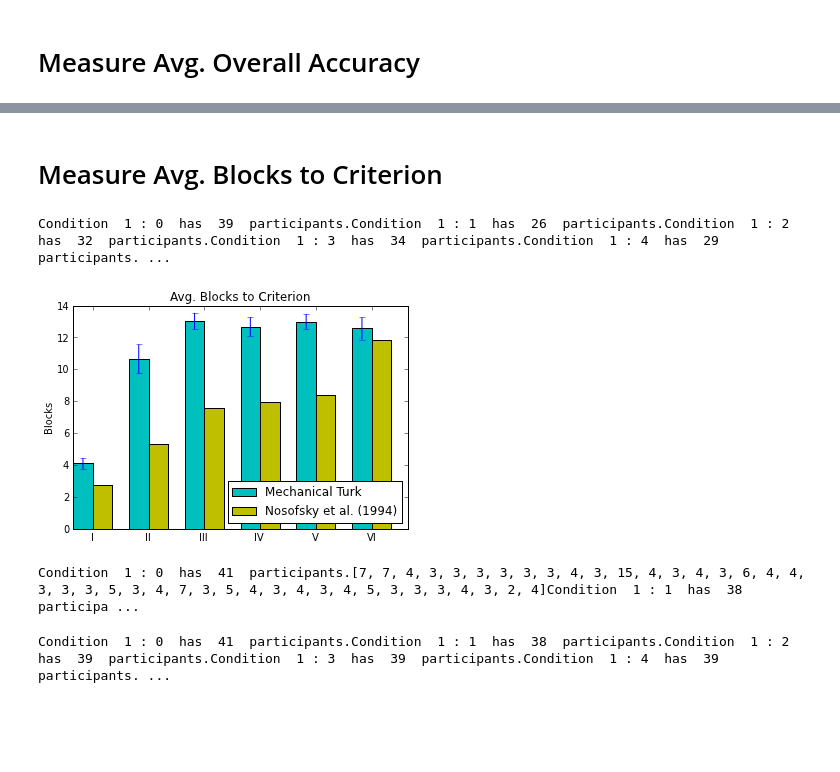
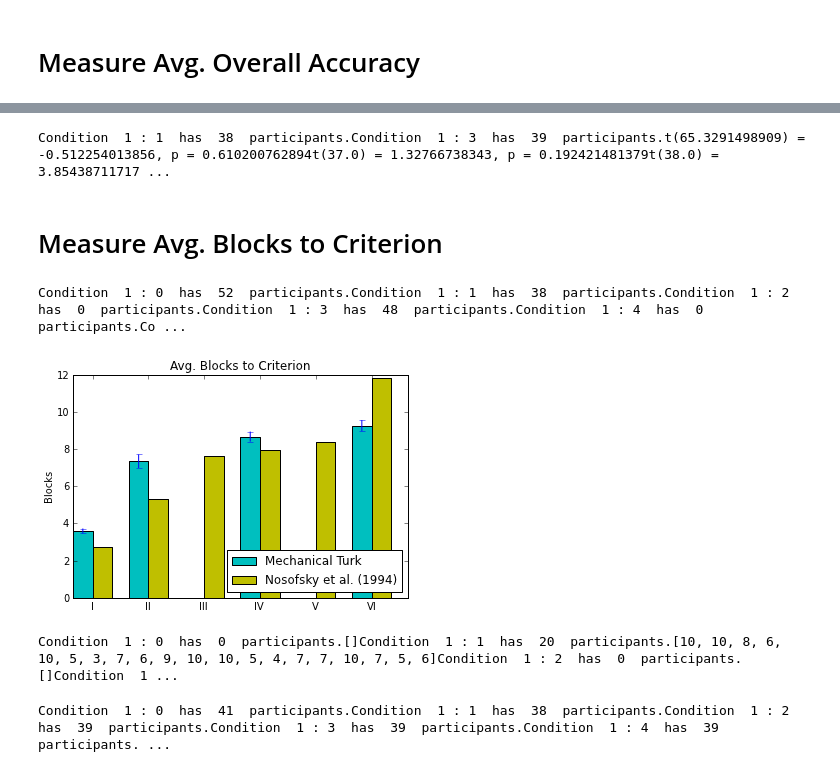
Before and after one commit to NYUCCL/CrumpMcDonnellGureckis2013, a Jupyter notebook: dataanalysis/ActiveLearning_SHJ.ipynb, the cells around one changed output, grey strips where cells are left out. Saved outputs shown, nothing was run; the diff lists cells and outputs as text; code cells hidden in the pictures; blank space fills up the shorter version.

```diff
--- a/dataanalysis/ActiveLearning_SHJ.ipynb
+++ b/dataanalysis/ActiveLearning_SHJ.ipynb
@@ -36,16 +59,20 @@ Condition  1 : 1  has  38  participants.Condition  1 : 3  has  39  participants.
+# %%
+VERSION = '4.0'typeII, typeIV = array([get_overall_acc_raw(participants, VERSION, 1, i) for i in [1,3]])print meandifferencetest(pair=False, alt='two.sided', groupa=typeII, groupb=typeIV)[0]print meandifferencetest(pair=False, alt='two.sided', groupa=typeII, nullh=0.67)[0]print meandifferencetest(pair=False, alt='two.sided', groupa=typeIV, nullh=0.65)[0]VERSION = '4.2'typeII, typeIV = array([get_overall_acc_raw(participants, VERSION, 1, i) for i in [1,3]])print meandifferencetest(pair=False, alt='two.sided', groupa=typeII, groupb=typeIV)[0]print meandifferencetest(pair=False, alt='two.sided', groupa=typeII, nullh=0.67)[0]print meandifferencetest(pair=False, alt='two.sided', groupa=typeIV, nullh=0.65)[0]VERSION = '4.3'typeII, typeIV = array([get_overall_acc_raw(participants, VERSION, 1, i) for i in [1,3]])print meandifferencetest(pair=False, alt='two.sided', groupa=typeII, groupb=typeIV)[0]print meandifferencetest(pair=False, alt='two.sided', groupa=typeII, nullh=0.67)[0]print meandifferencetest(pair=False, alt='two.sided', groupa=typeIV, nullh=0.65)[0]
+# %% [output]
+Condition  1 : 1  has  38  participants.Condition  1 : 3  has  39  participants.t(65.3291498909) = -0.512254013856, p = 0.610200762894t(37.0) = 1.32766738343, p = 0.192421481379t(38.0) = 3.85438711717 ...
 # %% [markdown]
 # Measure Avg. Blocks to Criterion
 # %%
 # a function to gather up the block-to-criterion for different subsets of subjects and averages themdef get_avg_blocks_to_criterion(people, version, training, rule):    allTest = []    count=0    for key in people.keys():        p = people[key]        #print p.traintype, p.rule, p.physicalaids        if p.codeversion==version and p.physicalaids=='no' and p.traintype==training and p.rule==rule \            and count_longest_run(p.dfTest['resp'])<16 \            and p.endhit - p.beginexp < timedelta(minutes=30) and median(p.dfTest['rt'])<2000:            allTest += [p.nBlocksToCriterion]            count += 1    print "Condition ", training, ":", rule, " has ", count, " participants."    return mean(allTest), std(allTest)/sqrt(count)
 # %%
-VERSION = '4.0'# plot parametersind = arange(6)width=0.35fig = plt.figure()ax = fig.add_subplot(111)passiveMs, passiveSEs = array([get_avg_blocks_to_criterion(participants, VERSION, 1, i) for i in range(6)]).Tpassv = ax.bar(ind, passiveMs, width, color='c', yerr=passiveSEs)passiveMs = array([44.0, 85.4, 121.6, 127.0, 133.8, 189.2])/16.passv = ax.bar(ind+width, passiveMs, width, color='y')ax.set_ylabel('Blocks')ax.set_title('Avg. Blocks to Criterion')ax.set_xticks(ind+width)ax.set_xticklabels(('I','II','III','IV','V','VI'))ax.legend( ('Mechanical Turk','Nosofsky et al. (1994)') , 'lower right')plt.show()
+VERSION = '5.3'# plot parametersind = arange(6)width=0.35fig = plt.figure()ax = fig.add_subplot(111)passiveMs, passiveSEs = array([get_avg_blocks_to_criterion(participants, VERSION, 1, i) for i in range(6)]).Tpassv = ax.bar(ind, passiveMs, width, color='c', yerr=passiveSEs)passiveMs = array([44.0, 85.4, 121.6, 127.0, 133.8, 189.2])/16.passv = ax.bar(ind+width, passiveMs, width, color='y')ax.set_ylabel('Blocks')ax.set_title('Avg. Blocks to Criterion')ax.set_xticks(ind+width)ax.set_xticklabels(('I','II','III','IV','V','VI'))ax.legend( ('Mechanical Turk','Nosofsky et al. (1994)') , 'lower right')plt.show()
 # %% [output]
-Condition  1 : 0  has  39  participants.Condition  1 : 1  has  26  participants.Condition  1 : 2  has  32  participants.Condition  1 : 3  has  34  participants.Condition  1 : 4  has  29  participants. ...
+Condition  1 : 0  has  52  participants.Condition  1 : 1  has  38  participants.Condition  1 : 2  has  0  participants.Condition  1 : 3  has  48  participants.Condition  1 : 4  has  0  participants.Co ...
-[figure, old version]
+[figure, new version]
 # %%
 # a function to gather up the block-to-criterion for different subsets of subjects and averages themdef get_blocks_to_criterion_ind(people, version, training, rule):    allTest = []    count=0    for key in people.keys():        p = people[key]        #print p.traintype, p.rule, p.physicalaids        if p.codeversion==version and p.physicalaids=='no' and p.traintype==training and p.rule==rule:# and count_longest_run(p.dfTest['resp'].values)<16  and p.endhit - p.beginexp < timedelta(minutes=30):            #print p.nBlocksToCriterion, p.medianRT            allTest += [p.nBlocksToCriterion]            count += 1    print "Condition ", training, ":", rule, " has ", count, " participants."    return allTest
 # %%
-print get_blocks_to_criterion_ind(participants, VERSION, 1, 0)print get_blocks_to_criterion_ind(participants, VERSION, 1, 1)print get_blocks_to_criterion_ind(participants, VERSION, 1, 2)print get_blocks_to_criterion_ind(participants, VERSION, 1, 3)print get_blocks_to_criterion_ind(participants, VERSION, 1, 4)print get_blocks_to_criterion_ind(participants, VERSION, 1, 5)
+print get_blocks_to_criterion_ind(participants, VERSION, 1, 0)print get_blocks_to_criterion_ind(participants, VERSION, 1, 1)print get_blocks_to_criterion_ind(participants, VERSION, 1, 2)print get_blocks_to_criterion_ind(participants, VERSION, 1, 3)print get_blocks_to_criterion_ind(participants, VERSION, 1, 4)print get_blocks_to_criterion_ind(participants, VERSION, 1, 5)VERSION='5.3'print get_blocks_to_criterion_ind(participants, VERSION, 1, 1)print mean(get_blocks_to_criterion_ind(participants, VERSION, 1, 1))
 # %% [output]
-Condition  1 : 0  has  41  participants.[7, 7, 4, 3, 3, 3, 3, 3, 3, 4, 3, 15, 4, 3, 4, 3, 6, 4, 4, 3, 3, 3, 5, 3, 4, 7, 3, 5, 4, 3, 4, 3, 4, 5, 3, 3, 3, 4, 3, 2, 4]Condition  1 : 1  has  38  participa ...
+Condition  1 : 0  has  0  participants.[]Condition  1 : 1  has  20  participants.[10, 10, 8, 6, 10, 5, 3, 7, 6, 9, 10, 10, 5, 4, 7, 7, 10, 7, 5, 6]Condition  1 : 2  has  0  participants.[]Condition  1 ...
 # %%
```
Also changed, not shown: parts of 27 cells of this notebook, 3 other files.
